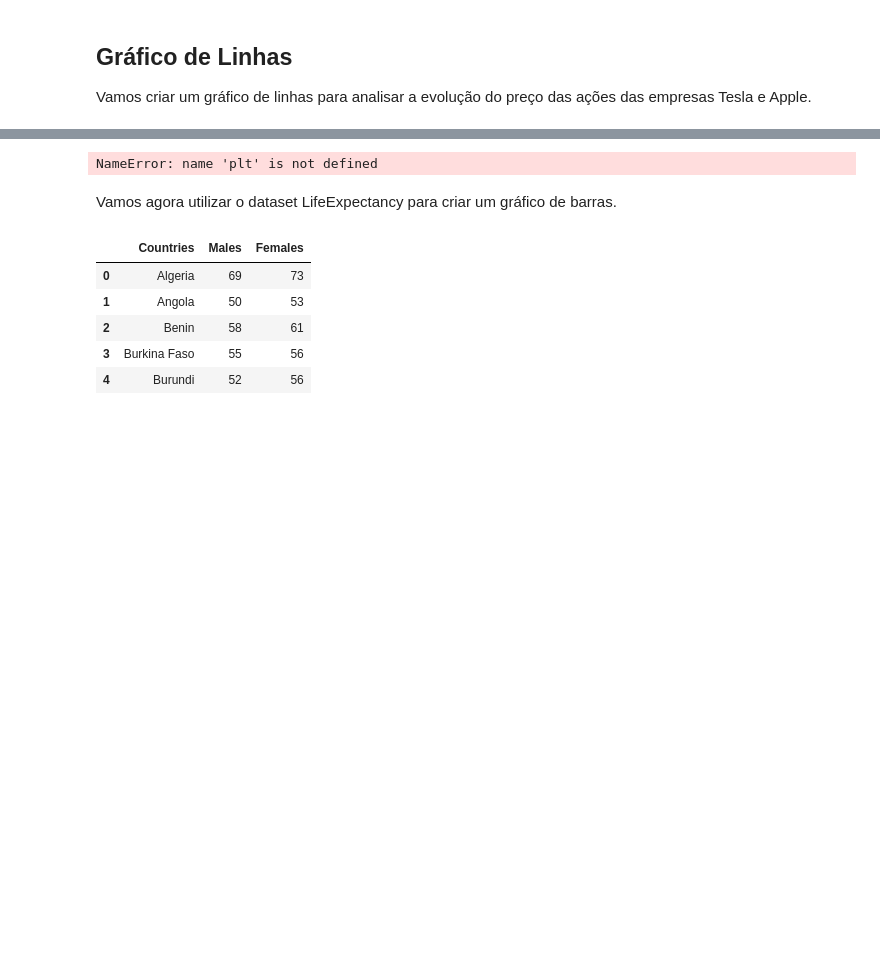
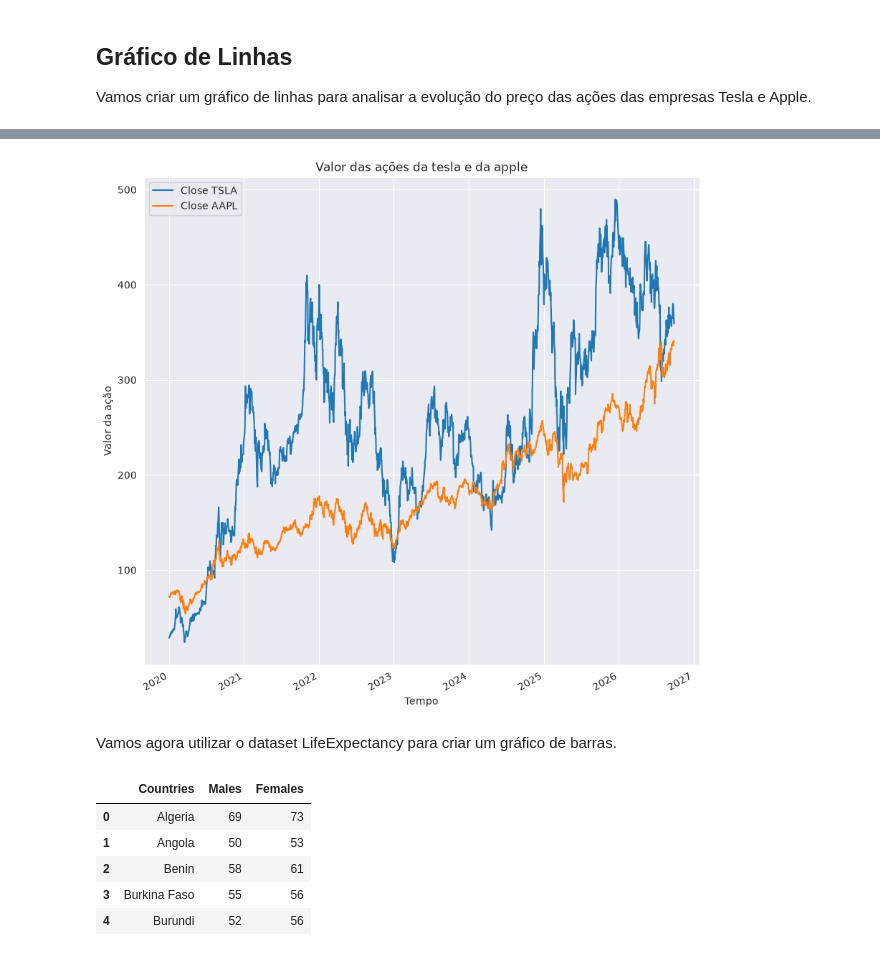
Before and after one commit to meloluvert/xmac02-analise-dados, a Jupyter notebook: plotagem/Aula010a-linhas.ipynb, the cells around one changed output, grey strips where cells are left out. Cells and saved outputs as stored; diff of their text form; code cells hidden in the pictures; blank space fills up the shorter version.

```diff
--- a/plotagem/Aula010a.ipynb
+++ b/plotagem/Aula010a-linhas.ipynb
@@ -8,7 +8,7 @@ import matplotlib.pyplot as plt
 import seaborn as sns
 # %%
 ticker = yf.Ticker('TSLA')
-#df = ticker.history(interval='1d', start='2020-01-01')
+df = ticker.history(interval='1d', start='2020-01-01')
 # %%
 df.head()
 # %% [output]
@@ -28,6 +34,6 @@ df2.head()
 # %%
-#df['Close AAPL'] = df2['Close']
-#df.rename(columns={'Close Tesla': 'Close TSLA'}, inplace=True)
+df['Close AAPL'] = df2['Close']
+df.rename(columns={'Close': 'Close TSLA'}, inplace=True)
 df.head()
 # %% [output]
 |  | Open | High | Low | Close TSLA | Volume | Dividends | Stock Splits | Close AAPL |
@@ -40,14 +46,14 @@ df.head()
 # %%
 plt.rcParams['figure.figsize'] = [10,10]
 sns.set_style('darkgrid')
 
-df2[['Close TSLA', 'Close AAPL']].plot()
+df[['Close TSLA', 'Close AAPL']].plot()
 plt.title("Valor das ações da tesla e da apple")
 plt.xlabel('Tempo')
 plt.ylabel('Valor da ação')
 plt.show()
 # %% [output]
-NameError: name 'plt' is not defined
+[figure, added]
 # %% [markdown]
 Vamos agora utilizar o dataset LifeExpectancy para criar um gráfico de barras.
 # %%
```
Also changed, not shown: parts of 3 cells of this notebook, 24 other files.
